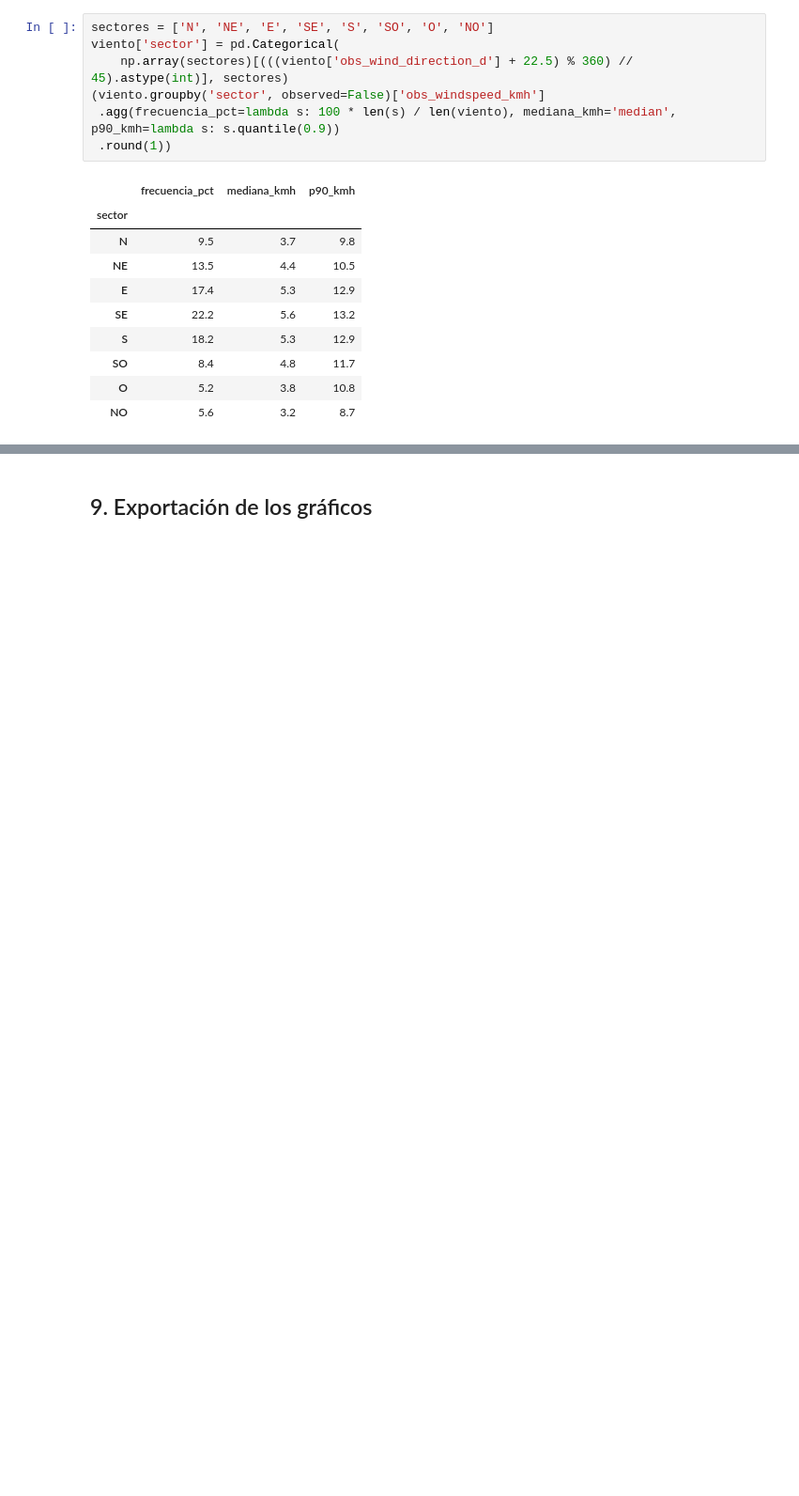
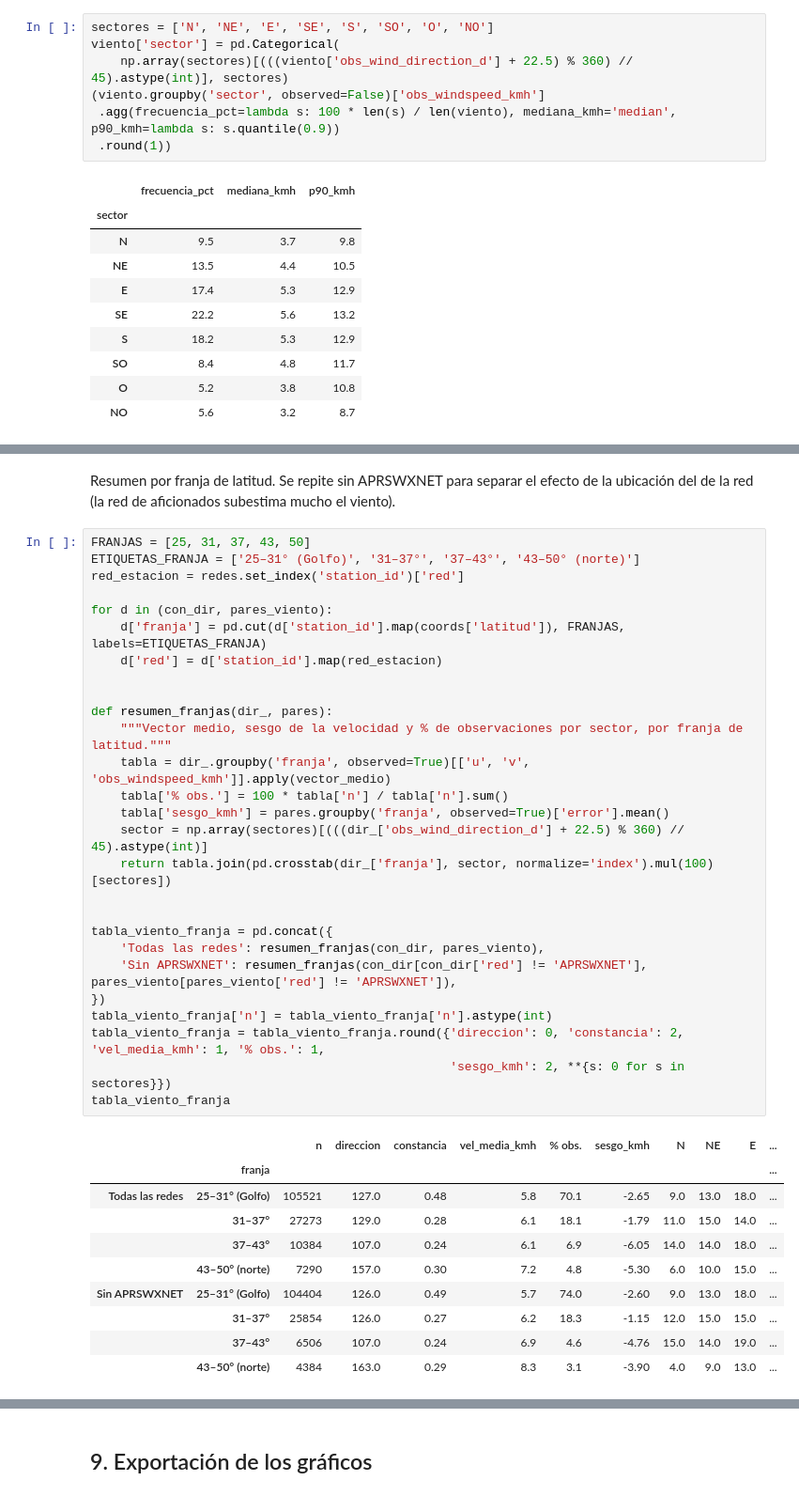
Before and after one commit to franconieto3/TPI_Taller_analisis_de_datos, a Jupyter notebook: notebooks/relaciones-bivariadas.ipynb, the cells around one changed output, grey strips where cells are left out. Shown at 94% size. Drawn from its saved outputs; the diff is of its cells as text; blank space fills up the shorter version.

```diff
--- a/notebooks/relaciones-bivariadas.ipynb
+++ b/notebooks/relaciones-bivariadas.ipynb
@@ -566,3 +678,43 @@ viento['sector'] = pd.Categorical(
+# %% [markdown]
+Resumen por franja de latitud. Se repite sin APRSWXNET para separar el efecto de la ubicación del de la red (la red de aficionados subestima mucho el viento).
+# %%
+FRANJAS = [25, 31, 37, 43, 50]
+ETIQUETAS_FRANJA = ['25–31° (Golfo)', '31–37°', '37–43°', '43–50° (norte)']
+red_estacion = redes.set_index('station_id')['red']
+
+for d in (con_dir, pares_viento):
+    d['franja'] = pd.cut(d['station_id'].map(coords['latitud']), FRANJAS, labels=ETIQUETAS_FRANJA)
+    d['red'] = d['station_id'].map(red_estacion)
+
+
+def resumen_franjas(dir_, pares):
+    """Vector medio, sesgo de la velocidad y % de observaciones por sector, por franja de latitud."""
+    tabla = dir_.groupby('franja', observed=True)[['u', 'v', 'obs_windspeed_kmh']].apply(vector_medio)
+    tabla['% obs.'] = 100 * tabla['n'] / tabla['n'].sum()
+    tabla['sesgo_kmh'] = pares.groupby('franja', observed=True)['error'].mean()
+    sector = np.array(sectores)[(((dir_['obs_wind_direction_d'] + 22.5) % 360) // 45).astype(int)]
+    return tabla.join(pd.crosstab(dir_['franja'], sector, normalize='index').mul(100)[sectores])
+
+
+tabla_viento_franja = pd.concat({
+    'Todas las redes': resumen_franjas(con_dir, pares_viento),
+    'Sin APRSWXNET': resumen_franjas(con_dir[con_dir['red'] != 'APRSWXNET'], pares_viento[pares_viento['red'] != 'APRSWXNET']),
+})
+tabla_viento_franja['n'] = tabla_viento_franja['n'].astype(int)
+tabla_viento_franja = tabla_viento_franja.round({'direccion': 0, 'constancia': 2, 'vel_media_kmh': 1, '% obs.': 1,
+                                                 'sesgo_kmh': 2, **{s: 0 for s in sectores}})
+tabla_viento_franja
+# %% [output]
+|  |  | n | direccion | constancia | vel_media_kmh | % obs. | sesgo_kmh | N | NE | E | ... |
+|  | franja |  |  |  |  |  |  |  |  |  | ... |
+| Todas las redes | 25–31° (Golfo) | 105521 | 127.0 | 0.48 | 5.8 | 70.1 | -2.65 | 9.0 | 13.0 | 18.0 | ... |
+|  | 31–37° | 27273 | 129.0 | 0.28 | 6.1 | 18.1 | -1.79 | 11.0 | 15.0 | 14.0 | ... |
+|  | 37–43° | 10384 | 107.0 | 0.24 | 6.1 | 6.9 | -6.05 | 14.0 | 14.0 | 18.0 | ... |
+|  | 43–50° (norte) | 7290 | 157.0 | 0.30 | 7.2 | 4.8 | -5.30 | 6.0 | 10.0 | 15.0 | ... |
+| Sin APRSWXNET | 25–31° (Golfo) | 104404 | 126.0 | 0.49 | 5.7 | 74.0 | -2.60 | 9.0 | 13.0 | 18.0 | ... |
+|  | 31–37° | 25854 | 126.0 | 0.27 | 6.2 | 18.3 | -1.15 | 12.0 | 15.0 | 15.0 | ... |
+|  | 37–43° | 6506 | 107.0 | 0.24 | 6.9 | 4.6 | -4.76 | 15.0 | 14.0 | 19.0 | ... |
+|  | 43–50° (norte) | 4384 | 163.0 | 0.29 | 8.3 | 3.1 | -3.90 | 4.0 | 9.0 | 13.0 | ... |
 # %% [markdown]
 ## 8. Conclusiones
 
```
Also changed, not shown: parts of 5 cells of this notebook.
